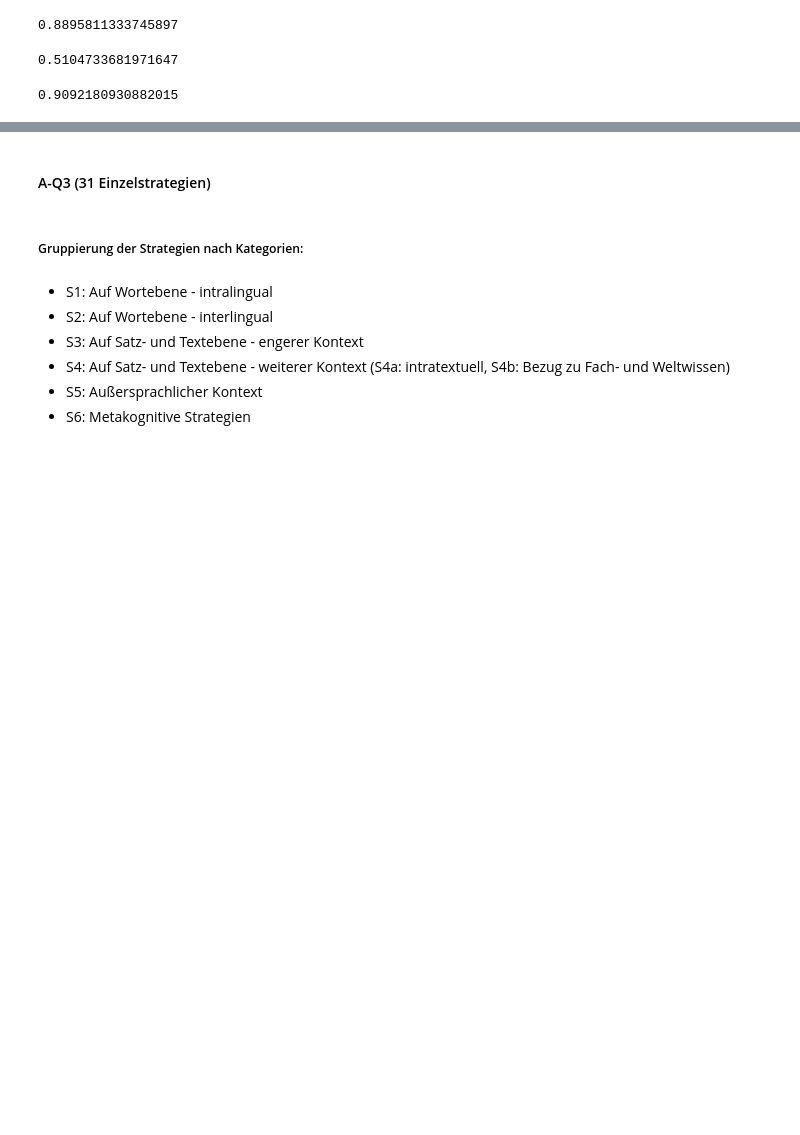
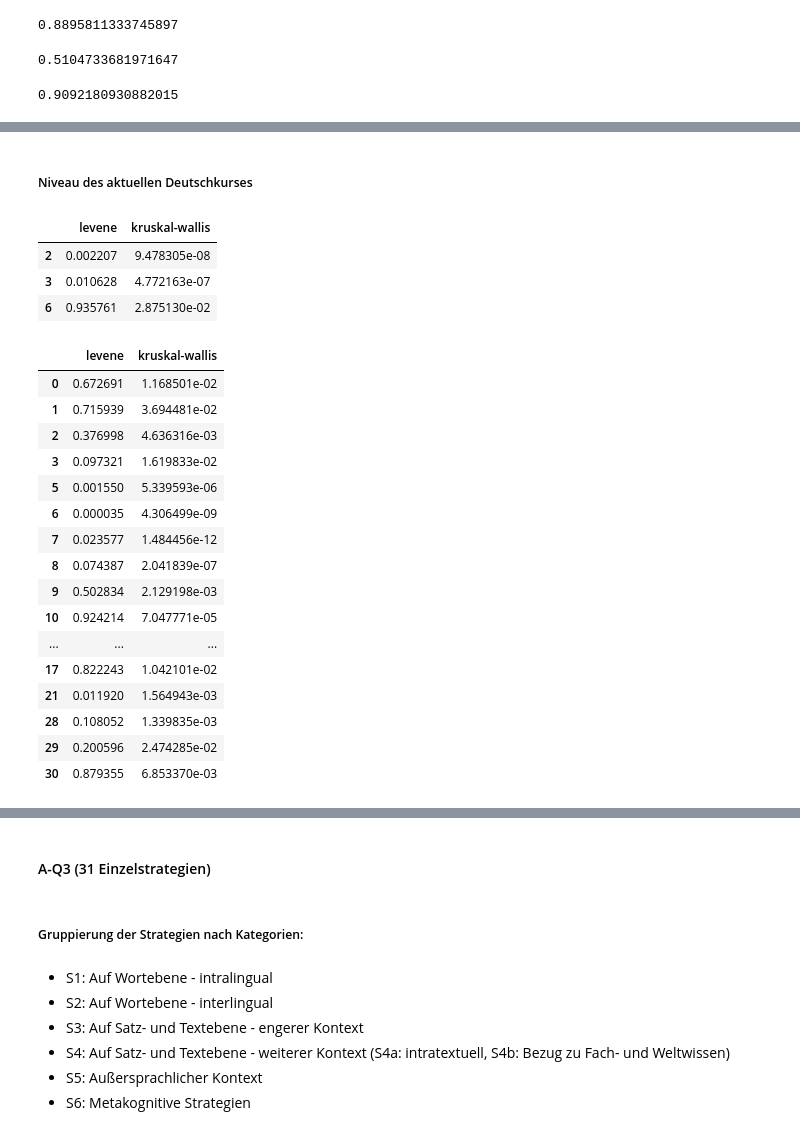
Before and after one commit to martinakienberger/Dissertation_LIS, a Jupyter notebook: Datenanalyse_Inferenz.ipynb, the cells around one changed output, grey strips where cells are left out. Drawn from its saved outputs; the diff is of its cells as text; code cells hidden in the pictures; blank space fills up the shorter version.

```diff
--- a/Datenanalyse_Inferenz.ipynb
+++ b/Datenanalyse_Inferenz.ipynb
@@ -161,0 +280,75 @@ Consulto un diccionario u otra fuente (en papel o digital).
+# %% [markdown]
+##### Niveau des aktuellen Deutschkurses
+# %%
+data = Daten[Daten['D-Q4']!=0]
+var = 'D-Q4'
+lst = Liste_A_Q2
+
+levene_test = []
+for col in lst:
+    levene_test.append(stats.levene(data[col][data[var]==1],
+                                data[col][data[var]==2],
+                                data[col][data[var]==3],
+                                data[col][data[var]==4],
+                                data[col][(data[var]==5) | (data[var]==6)]).pvalue)
+
+kruskal_test = []
+for col in lst:
+    kruskal_test.append(stats.kruskal(data[col][data[var]==1],
+                                data[col][data[var]==2],
+                                data[col][data[var]==3],
+                                data[col][data[var]==4],
+                                data[col][(data[var]==5) | (data[var]==6)]).pvalue)
+
+df = pd.DataFrame(levene_test)
+df.rename(columns={0:'levene'}, inplace=True)
+df['kruskal-wallis'] = kruskal_test
+df[df['kruskal-wallis'] < 0.05]
+# %% [output]
+|  | levene | kruskal-wallis |
+| 2 | 0.002207 | 9.478305e-08 |
+| 3 | 0.010628 | 4.772163e-07 |
+| 6 | 0.935761 | 2.875130e-02 |
+# %%
+data = Daten[Daten['D-Q4']!=0]
+var = 'D-Q4'
+lst = Liste_A_Q3
+
+levene_test = []
+for col in lst:
+    levene_test.append(stats.levene(data[col][data[var]==1],
+                                data[col][data[var]==2],
+                                data[col][data[var]==3],
+                                data[col][data[var]==4],
+                                data[col][(data[var]==5) | (data[var]==6)]).pvalue)
+
+kruskal_test = []
+for col in lst:
+    kruskal_test.append(stats.kruskal(data[col][data[var]==1],
+                                data[col][data[var]==2],
+                                data[col][data[var]==3],
+                                data[col][data[var]==4],
+                                data[col][(data[var]==5) | (data[var]==6)]).pvalue)
+
+df = pd.DataFrame(levene_test)
+df.rename(columns={0:'levene'}, inplace=True)
+df['kruskal-wallis'] = kruskal_test
+df[df['kruskal-wallis'] < 0.05]
+# %% [output]
+|  | levene | kruskal-wallis |
+| 0 | 0.672691 | 1.168501e-02 |
+| 1 | 0.715939 | 3.694481e-02 |
+| 2 | 0.376998 | 4.636316e-03 |
+| 3 | 0.097321 | 1.619833e-02 |
+| 5 | 0.001550 | 5.339593e-06 |
+| 6 | 0.000035 | 4.306499e-09 |
+| 7 | 0.023577 | 1.484456e-12 |
+| 8 | 0.074387 | 2.041839e-07 |
+| 9 | 0.502834 | 2.129198e-03 |
+| 10 | 0.924214 | 7.047771e-05 |
+| ... | ... | ... |
+| 17 | 0.822243 | 1.042101e-02 |
+| 21 | 0.011920 | 1.564943e-03 |
+| 28 | 0.108052 | 1.339835e-03 |
+| 29 | 0.200596 | 2.474285e-02 |
+| 30 | 0.879355 | 6.853370e-03 |
```
Also changed, not shown: parts of 35 cells of this notebook.
